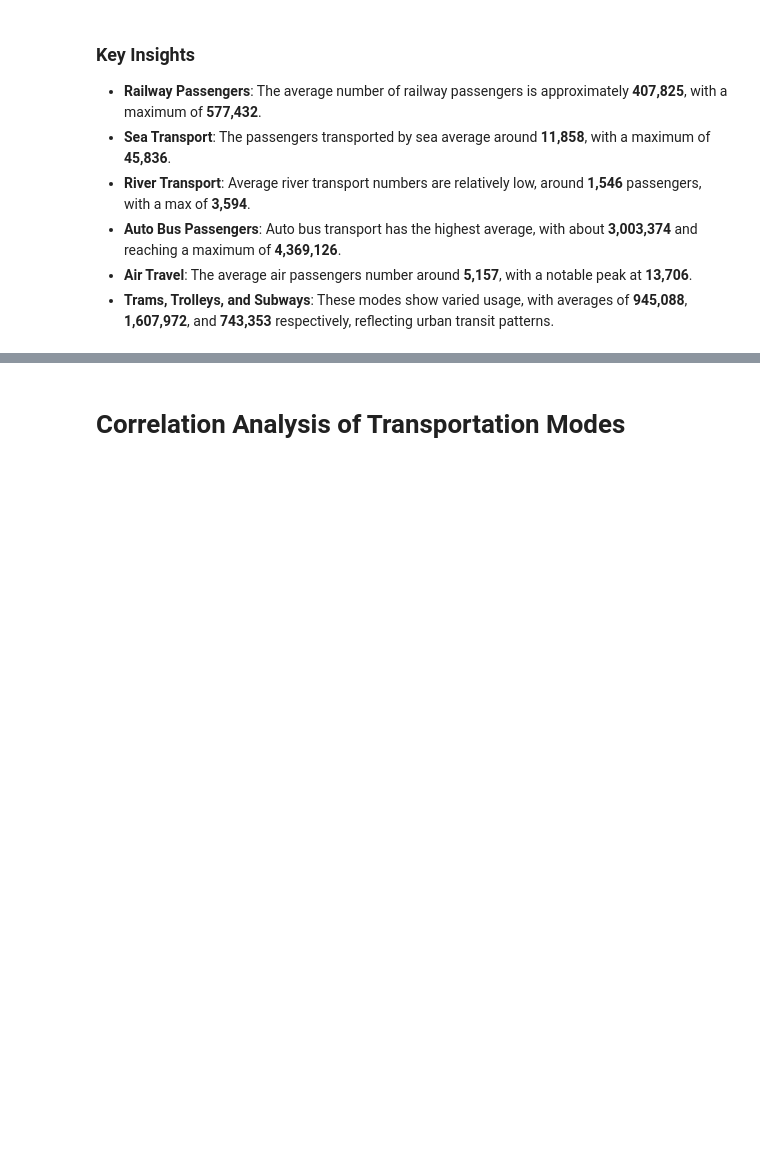
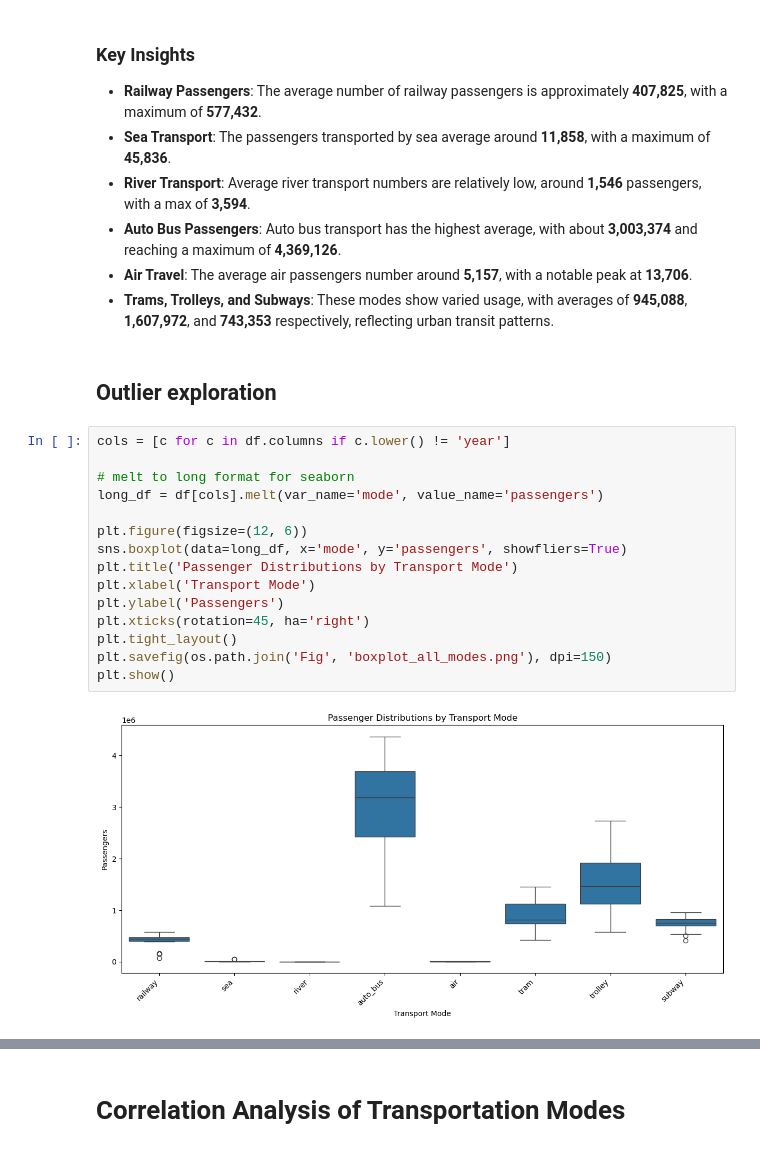
Before and after one commit to NatalliaDanilchanka/Python_projects, a Jupyter notebook: UA passangers 1995-2020/UA Passengers 1995-2020.ipynb, the cells around one changed output, grey strips where cells are left out. Cells and saved outputs as stored; diff of their text form; blank space fills up the shorter version.

Commit message:
corrected correlation review and further exploration

```diff
--- a/UA passangers 1995-2020/UA Passengers 1995-2020.ipynb
+++ b/UA passangers 1995-2020/UA Passengers 1995-2020.ipynb
@@ -83,6 +83,25 @@ df.describe()
 - **Auto Bus Passengers**: Auto bus transport has the highest average, with about **3,003,374** and reaching a maximum of **4,369,126**.
 - **Air Travel**: The average air passengers number around **5,157**, with a notable peak at **13,706**.
 - **Trams, Trolleys, and Subways**: These modes show varied usage, with averages of **945,088**, **1,607,972**, and **743,353** respectively, reflecting urban transit patterns.
+# %% [markdown]
+## Outlier exploration
+# %%
+cols = [c for c in df.columns if c.lower() != 'year']
+
+# melt to long format for seaborn
+long_df = df[cols].melt(var_name='mode', value_name='passengers')
+
+plt.figure(figsize=(12, 6))
+sns.boxplot(data=long_df, x='mode', y='passengers', showfliers=True)
+plt.title('Passenger Distributions by Transport Mode')
+plt.xlabel('Transport Mode')
+plt.ylabel('Passengers')
+plt.xticks(rotation=45, ha='right')
+plt.tight_layout()
+plt.savefig(os.path.join('Fig', 'boxplot_all_modes.png'), dpi=150)
+plt.show()
+# %% [output]
+[figure, added]
 # %%
 # Plotting the data
 plt.figure(figsize=(10, 6))
```
Also changed, not shown: parts of 12 cells of this notebook, 8 other files.
